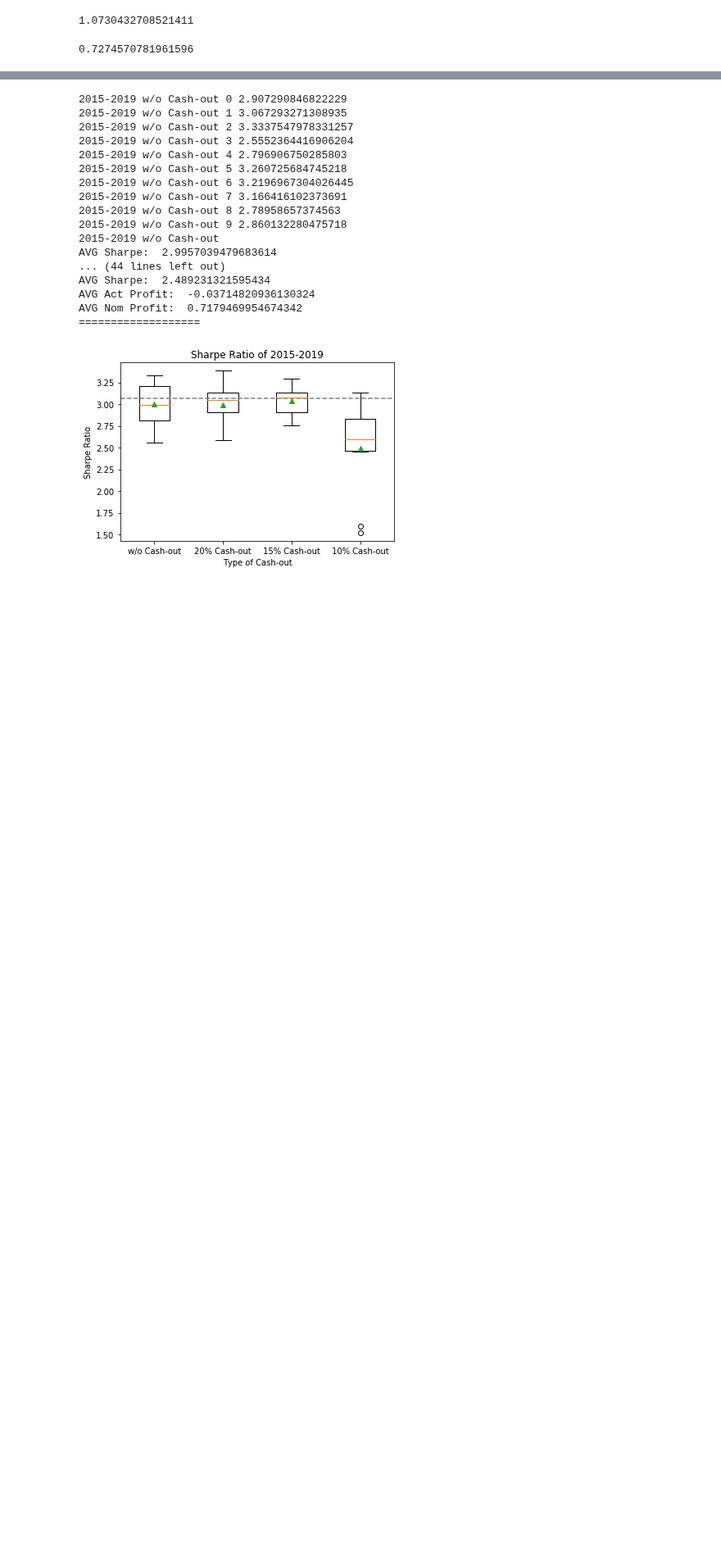
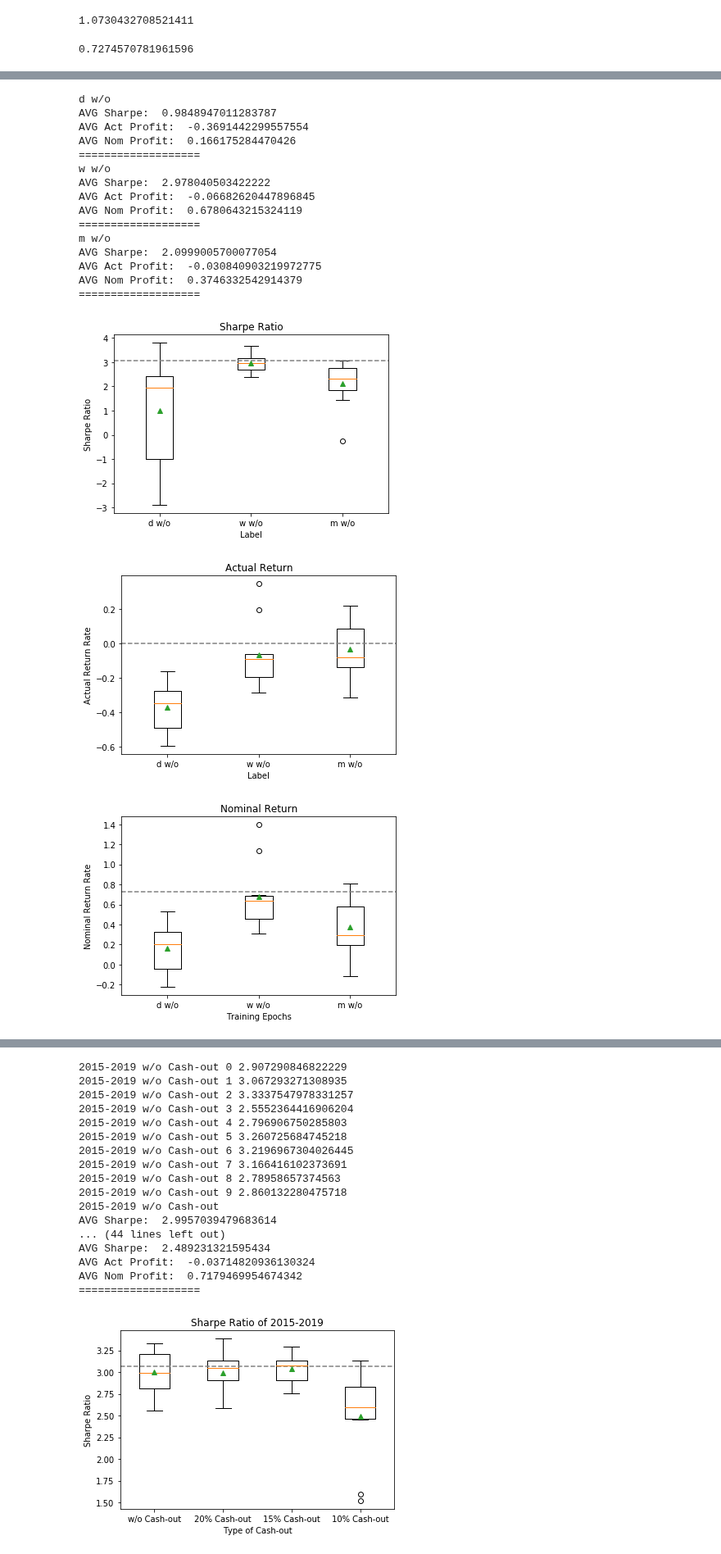
Before and after one commit to lzcaisg/reinforcement_trader, a Jupyter notebook: 0419 Sharpe Ratio.ipynb, the cells around one changed output, grey strips where cells are left out. Shown at 82% size. Saved outputs shown, nothing was run; the diff lists cells and outputs as text; code cells hidden in the pictures; blank space fills up the shorter version.

```diff
--- a/0419 Sharpe Ratio.ipynb
+++ b/0419 Sharpe Ratio.ipynb
@@ -193,0 +246,72 @@ FileNotFoundError: [Errno 2] No such file or directory: '/output/1000/0418-daily
+# %%
+experiment_result = []
+actual_return_result = []
+nominal_return_result = []
+types = [tmp['type'] for tmp in freq_list]
+a = True
+for j, experiment in enumerate(freq_list[:3]):
+    DIR = path.join("./from github/Stock-Trading-Environment",experiment["DIR"])
+    sharpe_list = []
+    actual_profit_list = []
+    nominal_profit_list = []
+    for i in range(10):
+        record = pickle.load(open(path.join(DIR,experiment["prefix"]+str(i)+".out"), "rb"))
+        df = pd.DataFrame(record)
+        startDate = experiment["start_date"]
+        endDate = experiment["end_date"]
+        sharpe = getSharpeRatio(df["net_worth"], startDate, endDate, tbill_df)
+        sharpe_list.append(sharpe)
+#         print(i, sharpe)
+        actual_profit_list.append(df["actual_profit"].iloc[-1]/518237.12345884787)
+        nominal_profit_list.append((df["net_worth"].iloc[-1]-300000)/300000)
+
+    avg_sharpe = np.mean(sharpe_list)
+    experiment_result.append(np.array(sharpe_list))
+    actual_return_result.append(np.array(actual_profit_list))
+    nominal_return_result.append(np.array(nominal_profit_list))
+    print(experiment['type'])
+    print("AVG Sharpe: ", avg_sharpe)
+    print("AVG Act Profit: ", np.mean(actual_profit_list))
+    print("AVG Nom Profit: ", np.mean(nominal_profit_list))
+    print("===================")
+    a = False
+
+plt.boxplot(experiment_result, labels=types[:3], showmeans=True)
+plt.axhline(y=bnh_ratio["2015-2019"], color = "grey", linestyle='--')
+plt.ylabel("Sharpe Ratio")
+plt.xlabel("Label")
+plt.title("Sharpe Ratio")
+plt.show()
+
+plt.boxplot(actual_return_result, labels=types[:3], showmeans=True)
+plt.axhline(y=0, color = "grey", linestyle='--')
+plt.ylabel("Actual Return Rate")
+plt.xlabel("Label")
+plt.title("Actual Return")
+plt.show()
+
+plt.boxplot(nominal_return_result, labels=types[:3], showmeans=True)
+plt.axhline(y=218237.12345884787/300000, color = "grey", linestyle='--')
+plt.ylabel("Nominal Return Rate")
+plt.xlabel("Training Epochs")
+plt.title("Nominal Return")
+plt.show()
+# %% [output]
+d w/o
+AVG Sharpe:  0.9848947011283787
+AVG Act Profit:  -0.3691442299557554
+AVG Nom Profit:  0.166175284470426
+===================
+w w/o
+AVG Sharpe:  2.978040503422222
+AVG Act Profit:  -0.06682620447896845
+AVG Nom Profit:  0.6780643215324119
+===================
+m w/o
+AVG Sharpe:  2.0999005700077054
+AVG Act Profit:  -0.030840903219972775
+AVG Nom Profit:  0.3746332542914379
+===================
+[figure, added]
+[figure, added]
+[figure, added]
```
Also changed, not shown: parts of 3 cells of this notebook, 2 other files.
